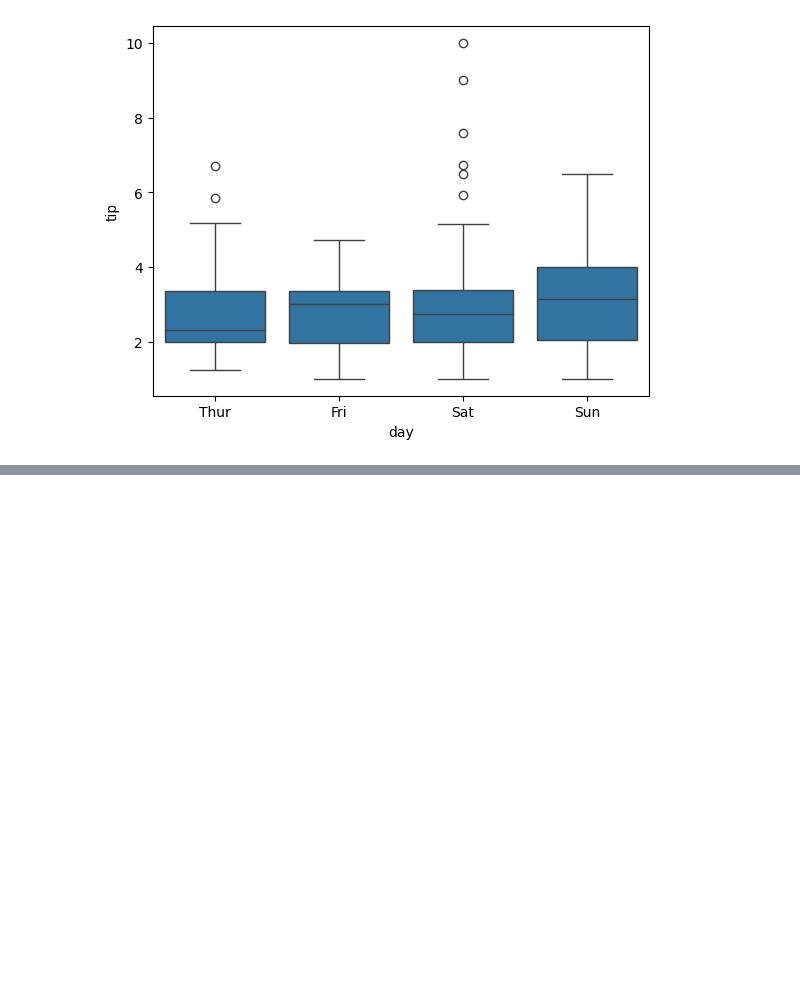
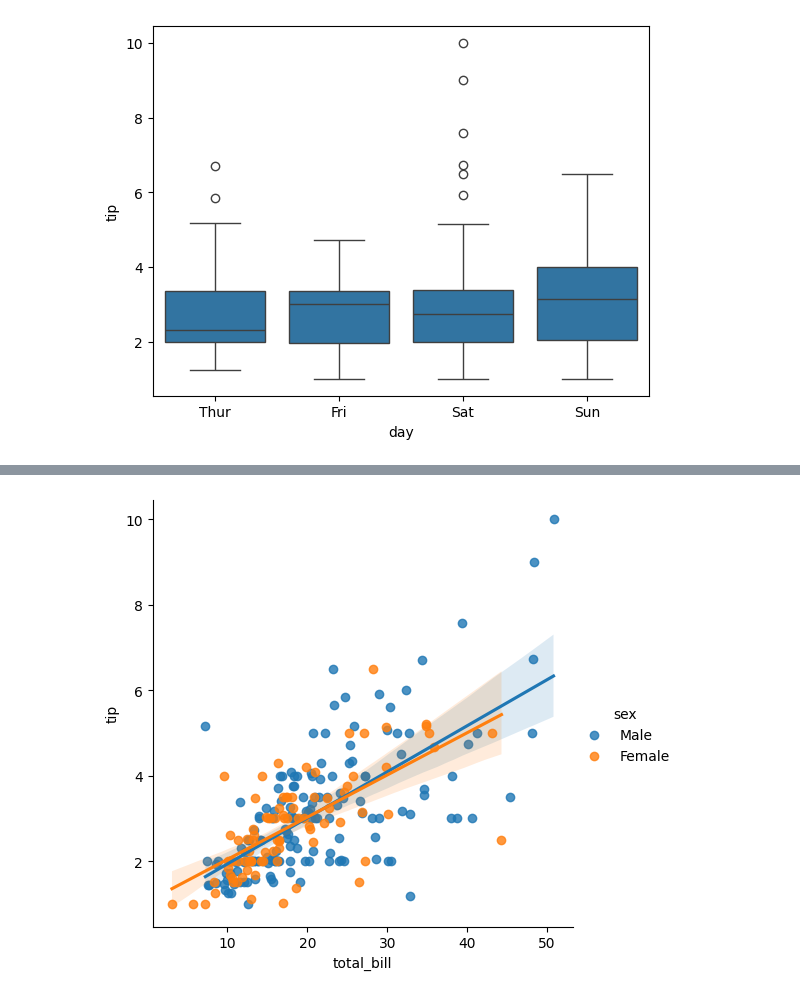
Before and after one commit to rogerloop/03_Especialitzacio, a Jupyter notebook: Sprint_11_ Visualització_Dades_Python_PowerBI/Practicas/2026-05-27_Graficos_Joan.ipynb, the cells around one changed output, grey strips where cells are left out. Saved outputs shown, nothing was run; the diff lists cells and outputs as text; code cells hidden in the pictures; blank space fills up the shorter version.

```diff
--- a/Sprint_11_ Visualització_Dades_Python_PowerBI/Practicas/2026-05-27_Graficos_Joan.ipynb
+++ b/Sprint_11_ Visualització_Dades_Python_PowerBI/Practicas/2026-05-27_Graficos_Joan.ipynb
@@ -133,0 +141,4 @@ sns.boxplot(df, x="day", y="tip");
+# %%
+sns.lmplot(data=df, x="total_bill", y="tip", hue="sex");
+# %% [output]
+[figure, added]
```
Also changed, not shown: parts of 5 cells of this notebook.
